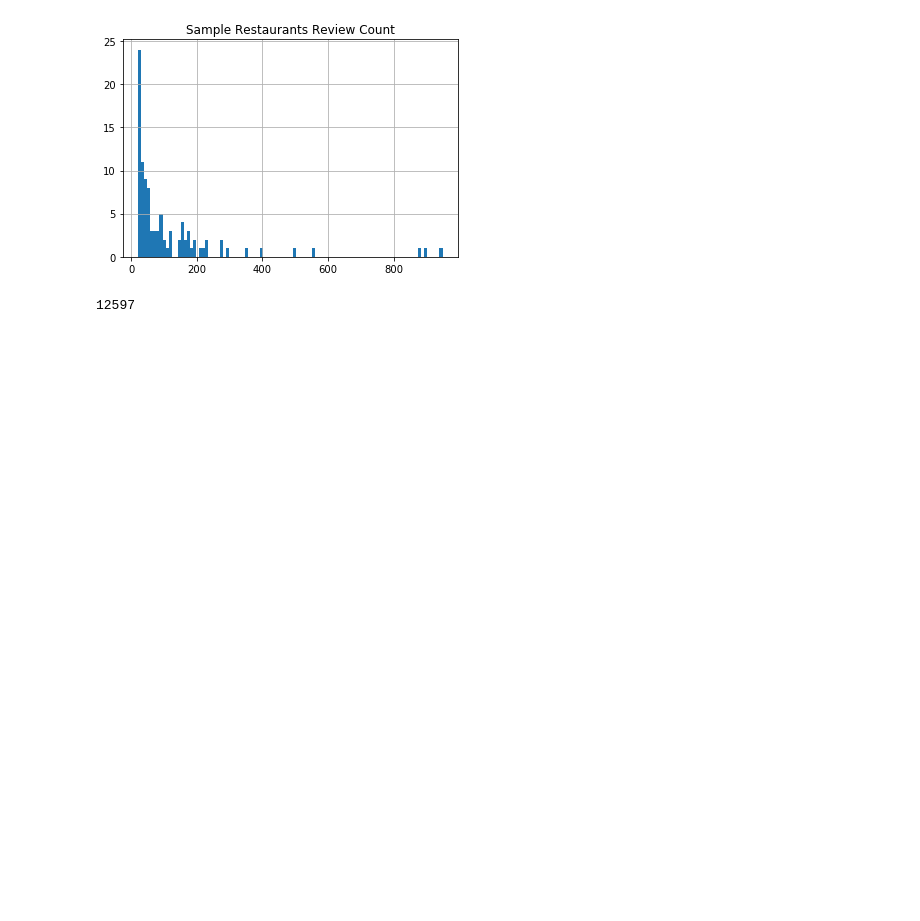
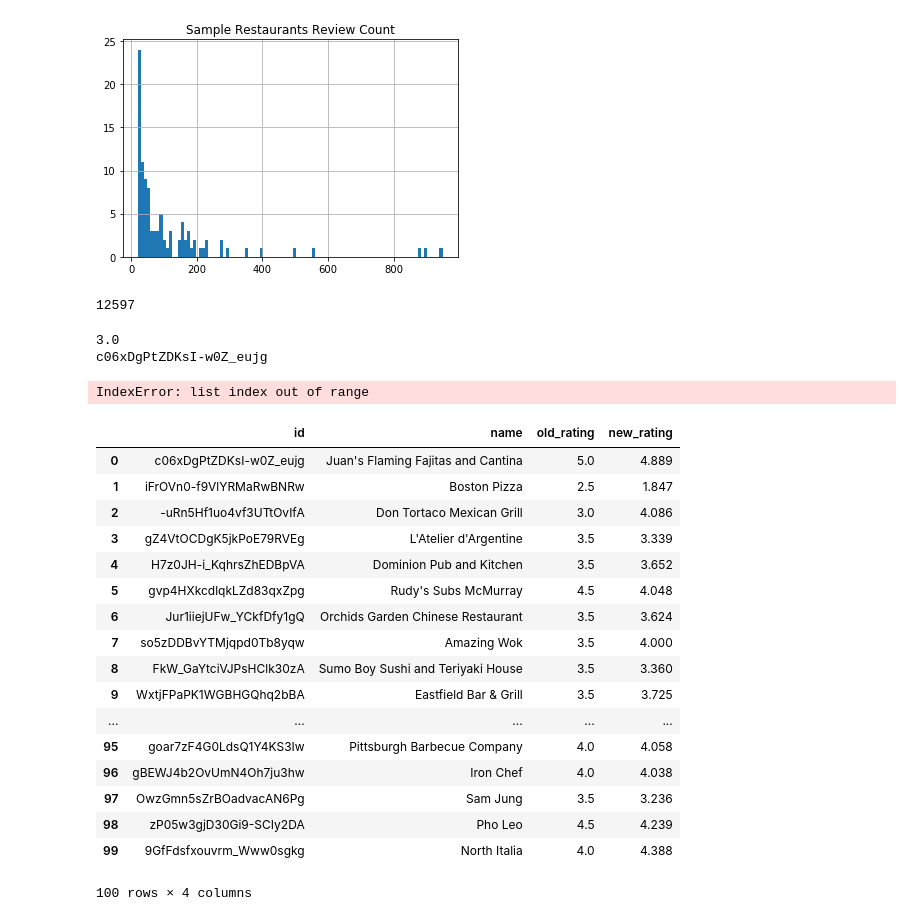
Before and after one commit to calebralphs/cs586-project1, a Jupyter notebook: project1.ipynb, the cells around one changed output. Drawn from its saved outputs; the diff is of its cells as text; code cells hidden in the pictures; blank space fills up the shorter version.

Commit message:
Added rating system.

```diff
--- a/project1.ipynb
+++ b/project1.ipynb
@@ -196,3 +209,67 @@ plt.title('Sample Restaurants Review Count')
 len(sample_reviews_df.index)
 # %% [output]
 12597
+# %%
+def get_weights(date, stars):
+    years = 2018 - int(date[:4])
+    weighting = 1 - years/15
+    return weighting, round(stars * weighting, 3)
+
+weight, star = get_weights("20133", 3)
+
+def get_rating(stars, ratings):
+    if ratings == 0:
+        return 0
+    return round(stars/ratings, 3)
+
+print(get_rating(star, weight))
+
+print(restaurant_dict[list(restaurant_dict.keys())[0]]['restaurant']['business_id'])
+# %% [output]
+3.0
+c06xDgPtZDKsI-w0Z_eujg
+# %%
+def rate_restaurants(number):
+    new_ratings = pd.DataFrame(columns = ['id', 'name', 'old_rating', 'new_rating'])
+    count = 0
+    while count < number:
+        ratings = []
+        stars = []
+        bus_id = restaurant_dict[list(restaurant_dict.keys())[count]]['restaurant']['business_id']
+        name = restaurant_dict[list(restaurant_dict.keys())[count]]['restaurant']['name']
+        old_rating = restaurant_dict[list(restaurant_dict.keys())[count]]['restaurant']['stars']
+        reviews = restaurant_dict[list(restaurant_dict.keys())[count]]['reviews']
+        for review in reviews:
+            if review['elite'] == True:
+                weight, star = get_weights(review['date'], review['stars'])
+                ratings.append(weight)
+                stars.append(star)
+        new_rating = get_rating(sum(stars), sum(ratings))
+        new_ratings = new_ratings.append({'id':bus_id, 'name':name, 'old_rating':old_rating, 'new_rating':new_rating}, ignore_index=True)
+        count+=1
+    return new_ratings
+# %%
+ratings_table = rate_restaurants(100)
+# %% [output]
+IndexError: list index out of range
+# %%
+ratings_table.head(100)
+# %% [output]
+|  | id | name | old_rating | new_rating |
+| 0 | c06xDgPtZDKsI-w0Z_eujg | Juan's Flaming Fajitas and Cantina | 5.0 | 4.889 |
+| 1 | iFrOVn0-f9VlYRMaRwBNRw | Boston Pizza | 2.5 | 1.847 |
+| 2 | -uRn5Hf1uo4vf3UTtOvIfA | Don Tortaco Mexican Grill | 3.0 | 4.086 |
+| 3 | gZ4VtOCDgK5jkPoE79RVEg | L'Atelier d'Argentine | 3.5 | 3.339 |
+| 4 | H7z0JH-i_KqhrsZhEDBpVA | Dominion Pub and Kitchen | 3.5 | 3.652 |
+| 5 | gvp4HXkcdlqkLZd83qxZpg | Rudy's Subs McMurray | 4.5 | 4.048 |
+| 6 | Jur1iiejUFw_YCkfDfy1gQ | Orchids Garden Chinese Restaurant | 3.5 | 3.624 |
+| 7 | so5zDDBvYTMjqpd0Tb8yqw | Amazing Wok | 3.5 | 4.000 |
+| 8 | FkW_GaYtciVJPsHClk30zA | Sumo Boy Sushi and Teriyaki House | 3.5 | 3.360 |
+| 9 | WxtjFPaPK1WGBHGQhq2bBA | Eastfield Bar & Grill | 3.5 | 3.725 |
+| ... | ... | ... | ... | ... |
+| 95 | goar7zF4G0LdsQ1Y4KS3Iw | Pittsburgh Barbecue Company | 4.0 | 4.058 |
+| 96 | gBEWJ4b2OvUmN4Oh7ju3hw | Iron Chef | 4.0 | 4.038 |
+| 97 | OwzGmn5sZrBOadvacAN6Pg | Sam Jung | 3.5 | 3.236 |
+| 98 | zP05w3gjD30Gi9-SCIy2DA | Pho Leo | 4.5 | 4.239 |
+| 99 | 9GfFdsfxouvrm_Www0sgkg | North Italia | 4.0 | 4.388 |
+100 rows × 4 columns
```
Also changed, not shown: parts of 5 cells of this notebook, 1 other file.
